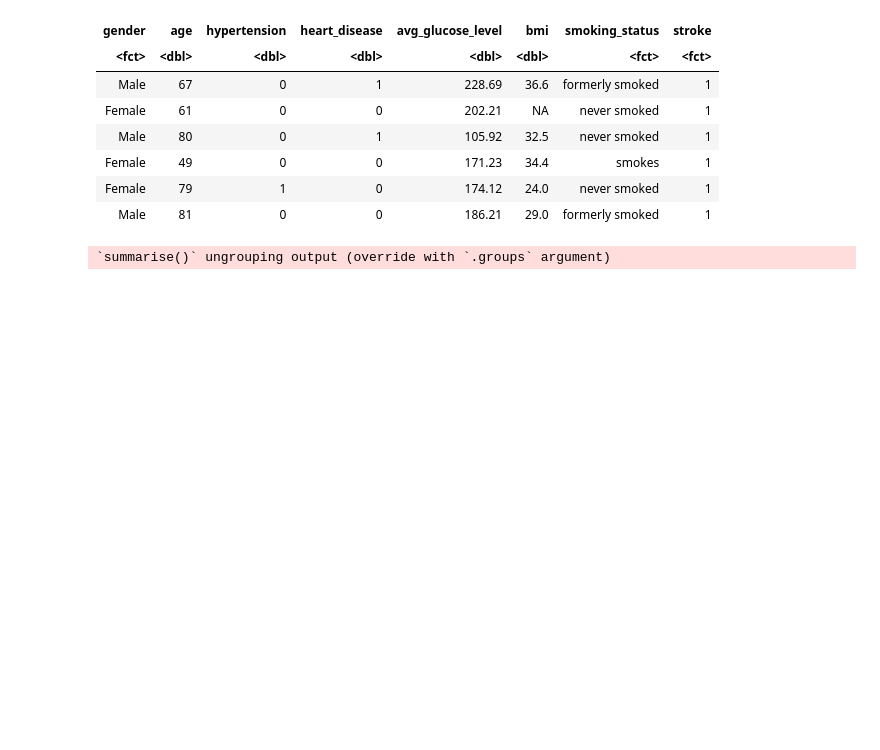
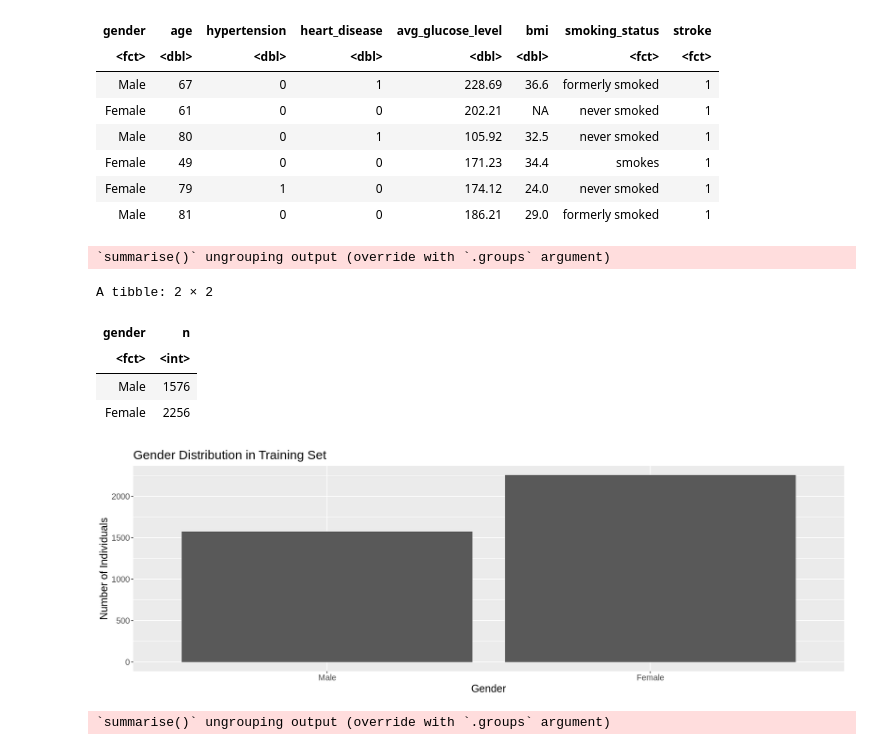
Before and after one commit to Gaelhpalmer/dsci-100-project, a Jupyter notebook: project_proposal.ipynb, the cells around one changed output. Saved outputs shown, nothing was run; the diff lists cells and outputs as text; code cells hidden in the pictures; blank space fills up the shorter version.

```diff
--- a/project_proposal.ipynb
+++ b/project_proposal.ipynb
@@ -74,6 +75,33 @@ A tibble: 6 × 8
 | Female | 49 | 0 | 0 | 171.23 | 34.4 | smokes | 1 |
 | Female | 79 | 1 | 0 | 174.12 | 24.0 | never smoked | 1 |
 | Male | 81 | 0 | 0 | 186.21 | 29.0 | formerly smoked | 1 |
+# %%
+# Gender distribution
+stroke_gender <- stroke_train %>%
+    group_by(gender) %>%
+    summarize(n = n())
+
+stroke_gender
+
+stroke_gender_plot <- ggplot(stroke_gender, aes(x = gender, y = n)) +
+    geom_bar(stat = "identity") +
+    xlab("Gender") +
+    ylab("Number of Individuals") +
+    ggtitle("Gender Distribution in Training Set") +
+    theme(text = element_text(size = 15))
+
+stroke_gender_plot
+
+ # Because there is only one occurance of Other in gender, we removed it from the data set
+stroke_clean <- filter(stroke_clean, gender != "Other")
+# %% [output]
+`summarise()` ungrouping output (override with `.groups` argument)
+A tibble: 2 × 2
+| gender | n |
+| <fct> | <int> |
+| Male | 1576 |
+| Female | 2256 |
+[figure, added]
 # %%
 # Proportions of stroke observations in set
 num_obs <- nrow(stroke_clean)
```
Also changed, not shown: parts of 3 cells of this notebook.
